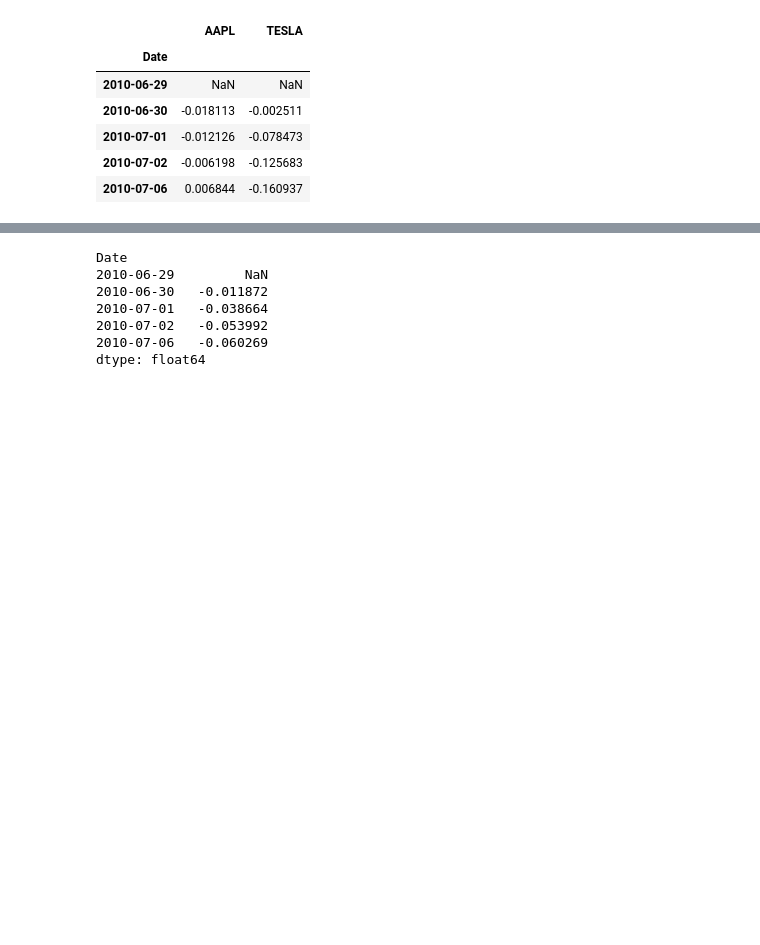
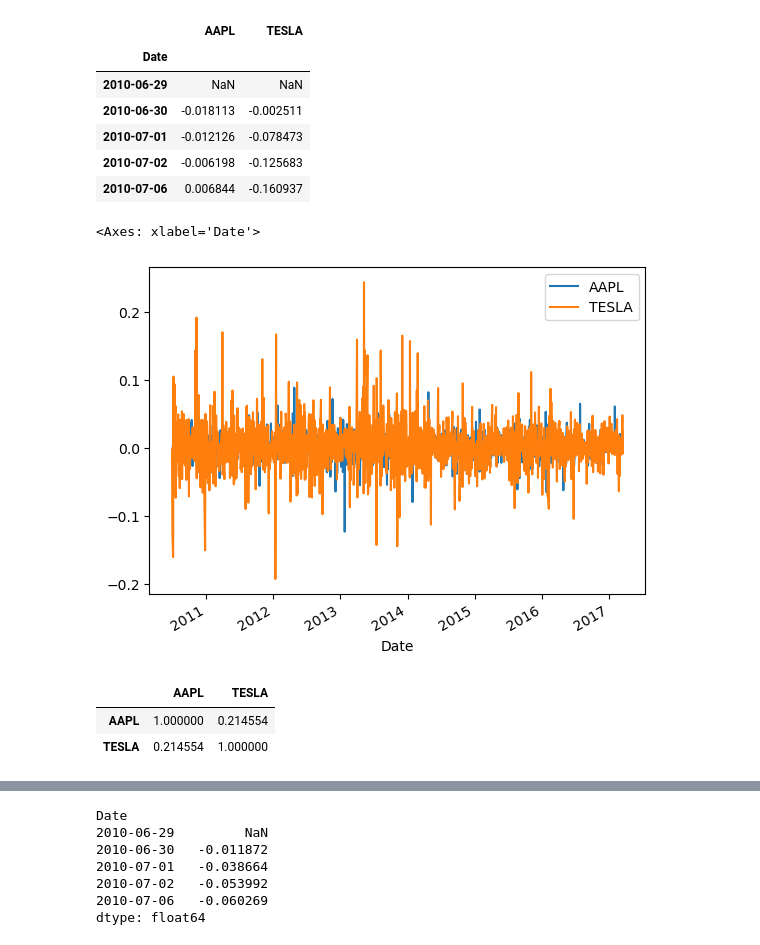
Before and after one commit to jmontva/Fintech_Project_One, a Jupyter notebook: PROJECT1.ipynb, the cells around one changed output, grey strips where cells are left out. Saved outputs shown, nothing was run; the diff lists cells and outputs as text; code cells hidden in the pictures; blank space fills up the shorter version.

```diff
--- a/PROJECT1.ipynb
+++ b/PROJECT1.ipynb
@@ -110,3 +118,17 @@ Daily_returns.head()
 | 2010-07-01 | -0.012126 | -0.078473 |
 | 2010-07-02 | -0.006198 | -0.125683 |
 | 2010-07-06 | 0.006844 | -0.160937 |
+# %%
+# Plot the daily returns of AAPL and TESLA
+Daily_returns.plot()
+# %% [output]
+<Axes: xlabel='Date'>
+[figure, added]
+# %%
+# Calculate the correlation between each column
+correlation = Daily_returns.corr()
+correlation
+# %% [output]
+|  | AAPL | TESLA |
+| AAPL | 1.000000 | 0.214554 |
+| TESLA | 0.214554 | 1.000000 |
```
Also changed, not shown: parts of 5 cells of this notebook.
